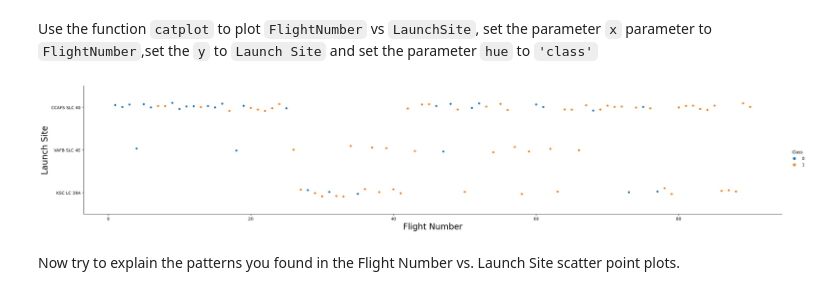
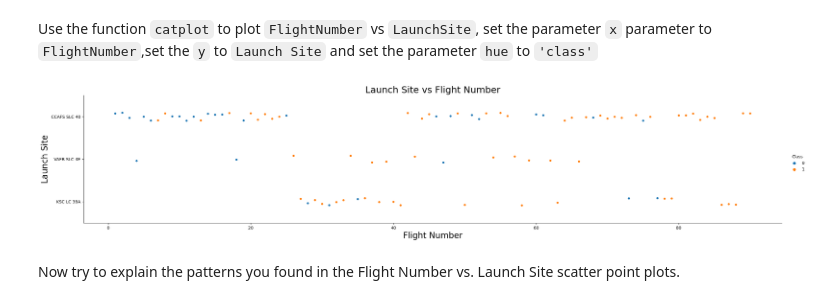
Before and after one commit to markkhusid/Applied_Data_Science_Capstone, a Jupyter notebook: Week_2_Exploratory_Data_Analysis/Lab_2_EDA_with_Pandas_and_Matplotlib/jupyter-labs-eda-dataviz.ipynb, the cells around one changed output. Cells and saved outputs as stored; diff of their text form; code cells hidden in the pictures.

```diff
--- a/Week_2_Exploratory_Data_Analysis/Lab_2_EDA_with_Pandas_and_Matplotlib/jupyter-labs-eda-dataviz.ipynb
+++ b/Week_2_Exploratory_Data_Analysis/Lab_2_EDA_with_Pandas_and_Matplotlib/jupyter-labs-eda-dataviz.ipynb
@@ -98,11 +99,12 @@ Use the function <code>catplot</code> to plot <code>FlightNumber</code> vs <code
 # %%
 # Plot a scatter point chart with x axis to be Flight Number and y axis to be the launch site, and hue to be the class value
 sns.catplot(y="LaunchSite", x="FlightNumber", hue="Class", data=df, aspect = 5)
 plt.xlabel("Flight Number",fontsize=20)
 plt.ylabel("Launch Site",fontsize=20)
+plt.title("Launch Site vs Flight Number", fontsize=22)
 plt.show()
 # %% [output]
-[figure, old version]
+[figure, new version]
 # %% [markdown]
 Now try to explain the patterns you found in the Flight Number vs. Launch Site scatter point plots.
 # %% [markdown]
```
Also changed, not shown: parts of 5 cells of this notebook, 2 other files.
